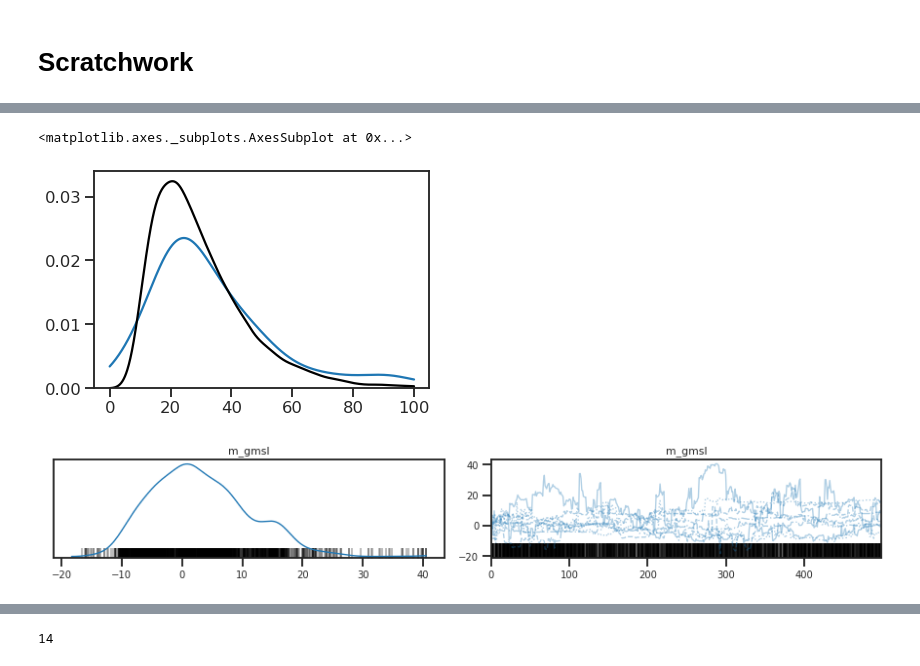
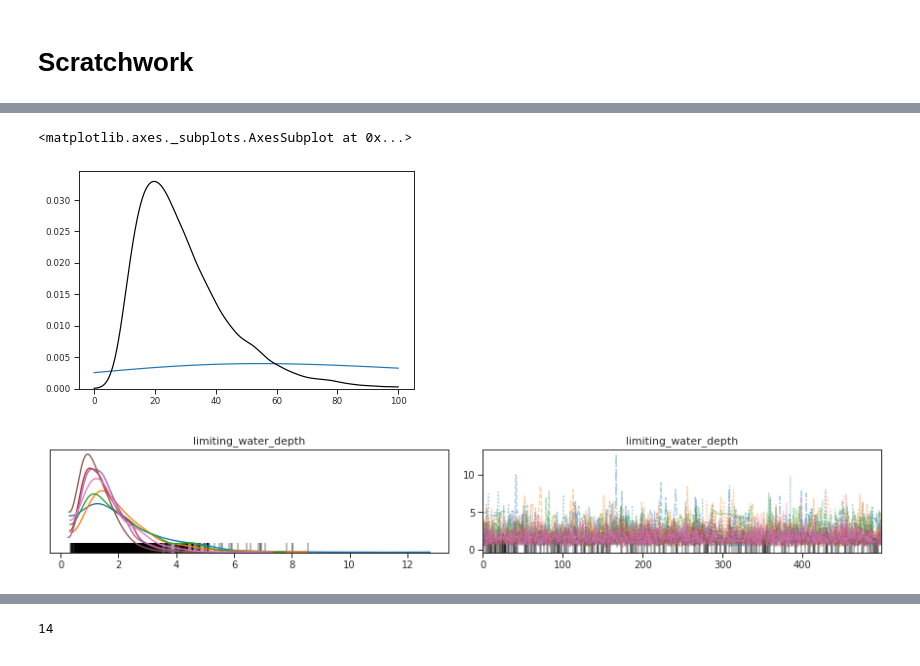
Before and after one commit to blakedyer/EU_LIG, a Jupyter notebook: notebooks/Bayesian Gaussian Process Regression.ipynb, the cells around one changed output, grey strips where cells are left out. Drawn from its saved outputs; the diff is of its cells as text; code cells hidden in the pictures.

```diff
--- a/notebooks/Bayesian Gaussian Process Regression.ipynb
+++ b/notebooks/Bayesian Gaussian Process Regression.ipynb
@@ -2142,18 +2259,18 @@ The rhat statistic is larger than 1.4 for some parameters. The sampler did not c
 The estimated number of effective samples is smaller than 200 for some parameters.
 # %%
-X_new = np.linspace(100, 150, 200)[:, np.newaxis]
+X_new = np.linspace(130, 115, 200)[:, np.newaxis]
 
 with model:  # pymc3 model context
     if 'f_pred' in list(model.named_vars.keys()):
         f_pred=model.named_vars['f_pred']
     else:
-        f_pred = gp.conditional("f_pred", X_new)
+        f_pred = gp.conditional("f_pred", X_new, pred_noise=False)
 
 pred_samples = pm.sample_posterior_predictive(
     trace,  # if using pymc3 trace remove '.posterior'
     model=model,
     vars=[f_pred],
-    samples=1000,
+    samples=1000
 )
 # %% [output]
 [interactive output not drawn]
@@ -2261,15 +2392,4 @@ _=plt.gca().set_ylabel('Sea level (m)')
 # %%
-inference_status=pd.read_csv(PROJECT_ROOT/'notebooks/inference_status.csv',index_col=0)
-
-model_names_to_run = list(inference_status[inference_status['posterior_trace']==False].index)
-
-data2 = data.copy()
-N = data["elevation"].size
-data2['age_uncertainty']=data2['age_uncertainty']
-data2=data2.sort_values(['type'])
-keys = list(data2['type'].unique())
-
-
 comparison = {}
 stats_models = {}
 gps = {}
@@ -2283,25 +2403,18 @@ for m in model_names_to_run:
     count+=1
     k=np.where(m==model_names)[0][0]
     GIA_MODEL = models[k]
-    if "_S" in model_names[k]:
-        ESL_CURVE = np.copy(Wael)
-    if "_T" in model_names[k]:
-        ESL_CURVE = np.copy(Wael_T)
+    z_functions = interpolation_functions(data2["lat"], data2["lon"], GIA_MODEL)
 
-    z_functions = interpolation_functions(
-        data["lat"], data["lon"], GIA_MODEL, ESL_CURVE, Age_ESL
-    )
 
     az_trace, trace, model, gp = inference_model_real_data(
     data2,
     z_functions,
-    target_accept=0.85,
+    target_accept=0.8,
     cores=8,chains=8,
     keys=keys,
     init="adapt_full",
     tune=500,
-    draws=500,
-    )
+    draws=500)
 
     comparison[model_names[k]] = az_trace
     stats_models[model_names[k]] = model
@@ -2337,6 +2467,7 @@ We use leave-one-out (loo) cross validation with an Akaike-type weighting. The w
 #load traces from saved files if necessary:
 load_dir = model_dir/'arviz_traces/'
 load_files = os.listdir(load_dir)
+load_files = [f for f in load_files if 'Glac' in f]  #need to remove old non glac traces
 for f in load_files:
     if '.pkl' not in f:
         load_files.remove(f)
@@ -2353,10 +2484,9 @@ compare_model_names = comp.index.values
 model_params_df = {}
 for i in range(len(compare_model_names)):
     f=compare_model_names[i]
-    md_id = np.where(model_names == compare_model_names[i])[0][0]
     ice_history = compare_model_names[i].split("_")[1]
     esl_curve = compare_model_names[i].split("_")[2]
-    deglacial_rate = compare_model_names[i].split("_")[3]
+    deglacial_rate = compare_model_names[i].split("_")[4]
     lmv=float(f.split("_")[0][11:]) * 10 ** 21
     umv=float("0." + (f.split("_")[0][10])) * 10 ** 21
     lith=float(f.split("_")[0][6:8])
@@ -2724,10 +3373,10 @@ sns.kdeplot(np.random.wald(150,300,20000)**2,gridsize=1000,color='r')
 # %%
-sns.kdeplot(trace['gp_var'][:,1],clip=[0,100],gridsize=1000)
+sns.kdeplot(trace['gp_var'][:,0],clip=[0,100],gridsize=1000)
 sns.kdeplot(np.random.wald(30,100,20000),gridsize=1000,clip=[0,100],color='k')
 # %% [output]
 <matplotlib.axes._subplots.AxesSubplot at 0x...>
-[figure, old version]
+[figure, new version]
 # %%
-_=az.plot_trace(trace,var_names=['m_gmsl'],combined=True, rug=False, compact=True)
+_=az.plot_trace(trace,var_names=['limiting_water_depth'],combined=True, rug=False, compact=True)
 # %% [output]
-[figure, old version]
+[figure, new version]
```
Also changed, not shown: parts of 58 cells of this notebook, 2 other files.
